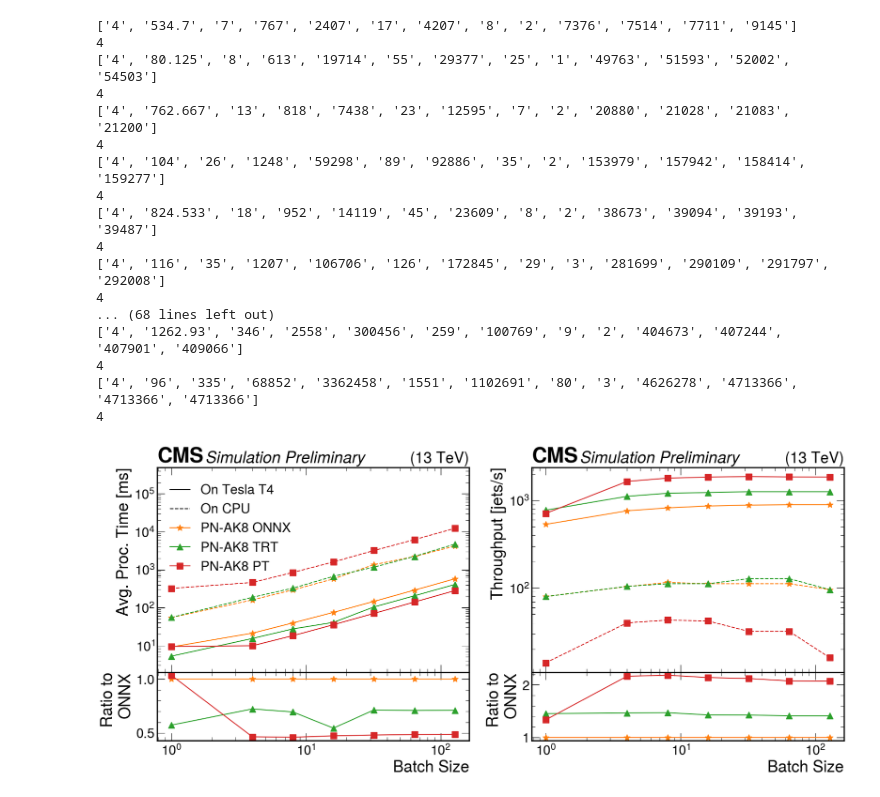
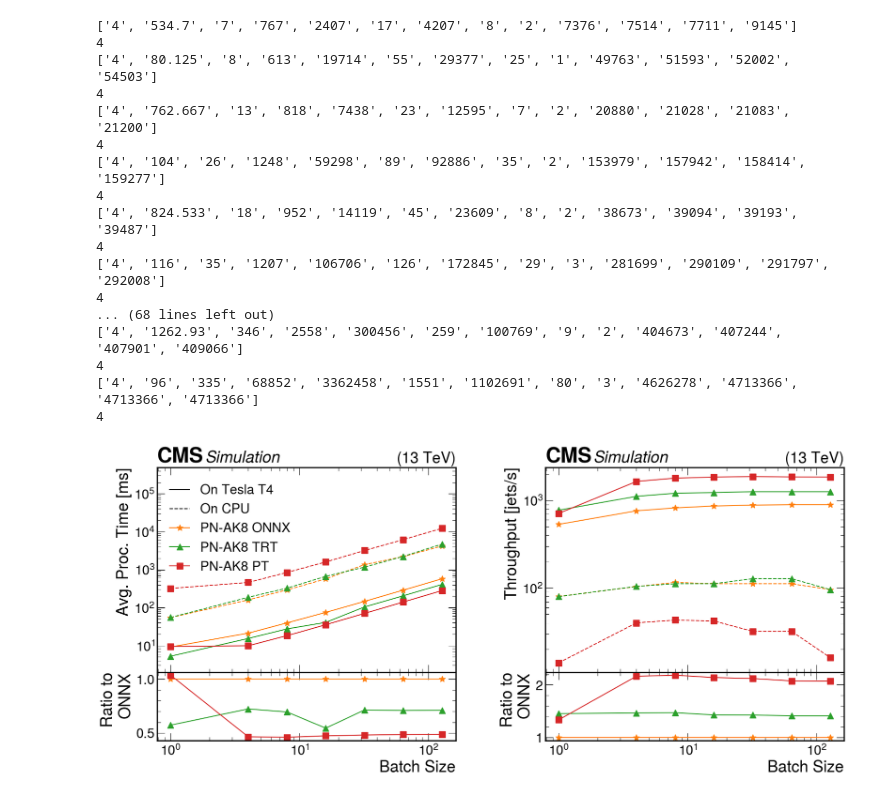
Before and after one commit to yongbinfeng/SONIC_miniAOD_paper_2022, a Jupyter notebook: Models_perf_analyzer_plots.ipynb, the cells around one changed output. Saved outputs shown, nothing was run; the diff lists cells and outputs as text; code cells hidden in the pictures.

```diff
--- a/Models_perf_analyzer_plots.ipynb
+++ b/Models_perf_analyzer_plots.ipynb
@@ -259,13 +263,15 @@ def Plot(models, outputname):
     #axs[0, 1].legend()
 
     #hep.cms.label(label='Simulation', loc=0)
-    hep.cms.label(label='Preliminary', loc=0, ax=axs[0,0])
-    hep.cms.label(label='Preliminary', loc=0, ax=axs[0,1])
-    #hep.cms.label(loc=0, ax=axs[0,0])
-    #hep.cms.label(loc=0, ax=axs[0,1])
+    if doPAS:
+        hep.cms.label(label='Preliminary', loc=0, ax=axs[0,0])
+        hep.cms.label(label='Preliminary', loc=0, ax=axs[0,1])
+    else:
+        hep.cms.label(loc=0, ax=axs[0,0])
+        hep.cms.label(loc=0, ax=axs[0,1])
     #hep.cms.lumitext(text='Simulation', ax=None, fontname=None, fontsize=None)
 
-    fig.subplots_adjust(hspace=0)
+    fig.subplots_adjust(hspace=0,wspace=0.3)
     fig.savefig(folder+f"{outputname}.png")
     fig.savefig(folder+f"{outputname}.pdf")
 Plot(['deepmet', 'deepmet_CPU'], 'latencies_throughputs_deepmet')
@@ -378,13 +384,15 @@ def Plot(models, outputname):
     #axs[0, 1].legend()
 
     #hep.cms.label(label='Simulation', loc=0)
-    hep.cms.label(label='Preliminary', loc=0, ax=axs[0,0])
-    hep.cms.label(label='Preliminary', loc=0, ax=axs[0,1])
-    #hep.cms.label(loc=0, ax=axs[0,0])
-    #hep.cms.label(loc=0, ax=axs[0,1])
+    if doPAS:
+        hep.cms.label(label='Preliminary', loc=0, ax=axs[0,0])
+        hep.cms.label(label='Preliminary', loc=0, ax=axs[0,1])
+    else:
+        hep.cms.label(loc=0, ax=axs[0,0])
+        hep.cms.label(loc=0, ax=axs[0,1])
     #hep.cms.lumitext(text='Simulation', ax=None, fontname=None, fontsize=None)
 
-    fig.subplots_adjust(hspace=0)
+    fig.subplots_adjust(hspace=0,wspace=0.3)
     fig.savefig(folder+f"{outputname}.png")
     fig.savefig(folder+f"{outputname}.pdf")
 Plot(['deeptau_nosplit', 'deeptau_nosplit_CPU', 'deeptau_nosplit_trt', 'deeptau_nosplit_trt_CPU'], 'latencies_throughputs_deeptau')
@@ -498,36 +506,38 @@ def Plot(models, outputname):
     axs[0, 1].set_yscale('log')
     axs[0, 1].set_xticklabels([])
     axs[0, 1].set_xscale('log')
     #axs[0, 1].legend()
 
     #hep.cms.label(label='Simulation', loc=0)
-    hep.cms.label(label='Preliminary', loc=0, ax=axs[0,0])
-    hep.cms.label(label='Preliminary', loc=0, ax=axs[0,1])
-    #hep.cms.label(loc=0, ax=axs[0,0])
-    #hep.cms.label(loc=0, ax=axs[0,1])
+    if doPAS:
+        hep.cms.label(label='Preliminary', loc=0, ax=axs[0,0])
+        hep.cms.label(label='Preliminary', loc=0, ax=axs[0,1])
+    else:
+        hep.cms.label(loc=0, ax=axs[0,0])
+        hep.cms.label(loc=0, ax=axs[0,1])
     #hep.cms.lumitext(text='Simulation', ax=None, fontname=None, fontsize=None)
 
-    fig.subplots_adjust(hspace=0)
+    fig.subplots_adjust(hspace=0,wspace=0.3)
     fig.savefig(folder+f"{outputname}.png")
     fig.savefig(folder+f"{outputname}.pdf")
 Plot(['particlenet', 'particlenet_trt', 'particlenet_PT', 'particlenet_CPU', 'particlenet_trt_CPU', 'particlenet_PT_CPU'], 'latencies_throughputs_pn_ak8')
 #Plot(['particlenet_AK4', 'particlenet_AK4_PT'], 'Test')
 # %% [output]
 ['4', '534.7', '7', '767', '2407', '17', '4207', '8', '2', '7376', '7514', '7711', '9145']
 4
 ['4', '80.125', '8', '613', '19714', '55', '29377', '25', '1', '49763', '51593', '52002', '54503']
 4
 ['4', '762.667', '13', '818', '7438', '23', '12595', '7', '2', '20880', '21028', '21083', '21200']
 4
 ['4', '104', '26', '1248', '59298', '89', '92886', '35', '2', '153979', '157942', '158414', '159277']
 4
 ['4', '824.533', '18', '952', '14119', '45', '23609', '8', '2', '38673', '39094', '39193', '39487']
 4
 ['4', '116', '35', '1207', '106706', '126', '172845', '29', '3', '281699', '290109', '291797', '292008']
 4
 ... (68 lines left out)
 ['4', '1262.93', '346', '2558', '300456', '259', '100769', '9', '2', '404673', '407244', '407901', '409066']
 4
 ['4', '96', '335', '68852', '3362458', '1551', '1102691', '80', '3', '4626278', '4713366', '4713366', '4713366']
 4
-[figure, old version]
+[figure, new version]
```
Also changed, not shown: parts of 4 cells of this notebook, 2 other files.
